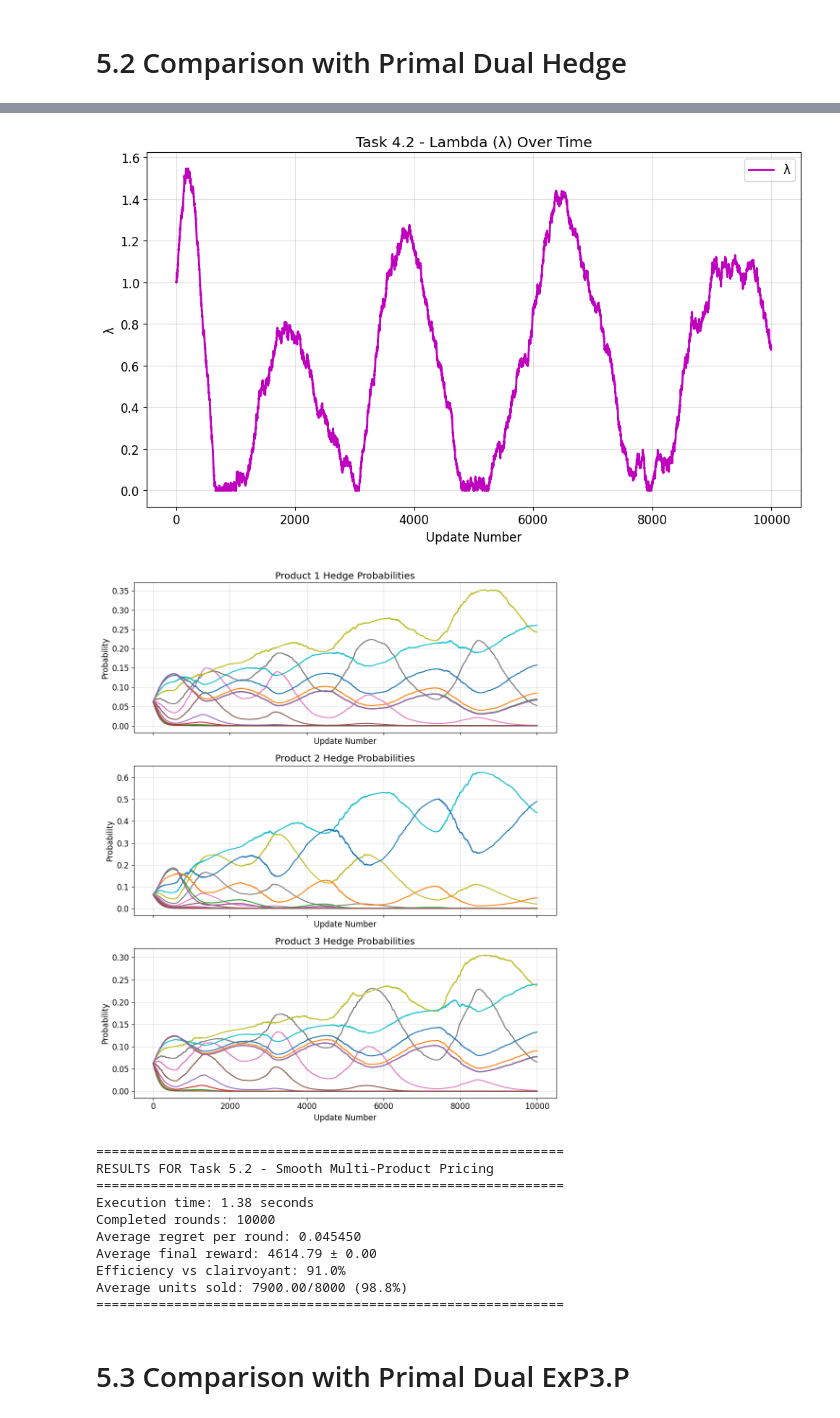
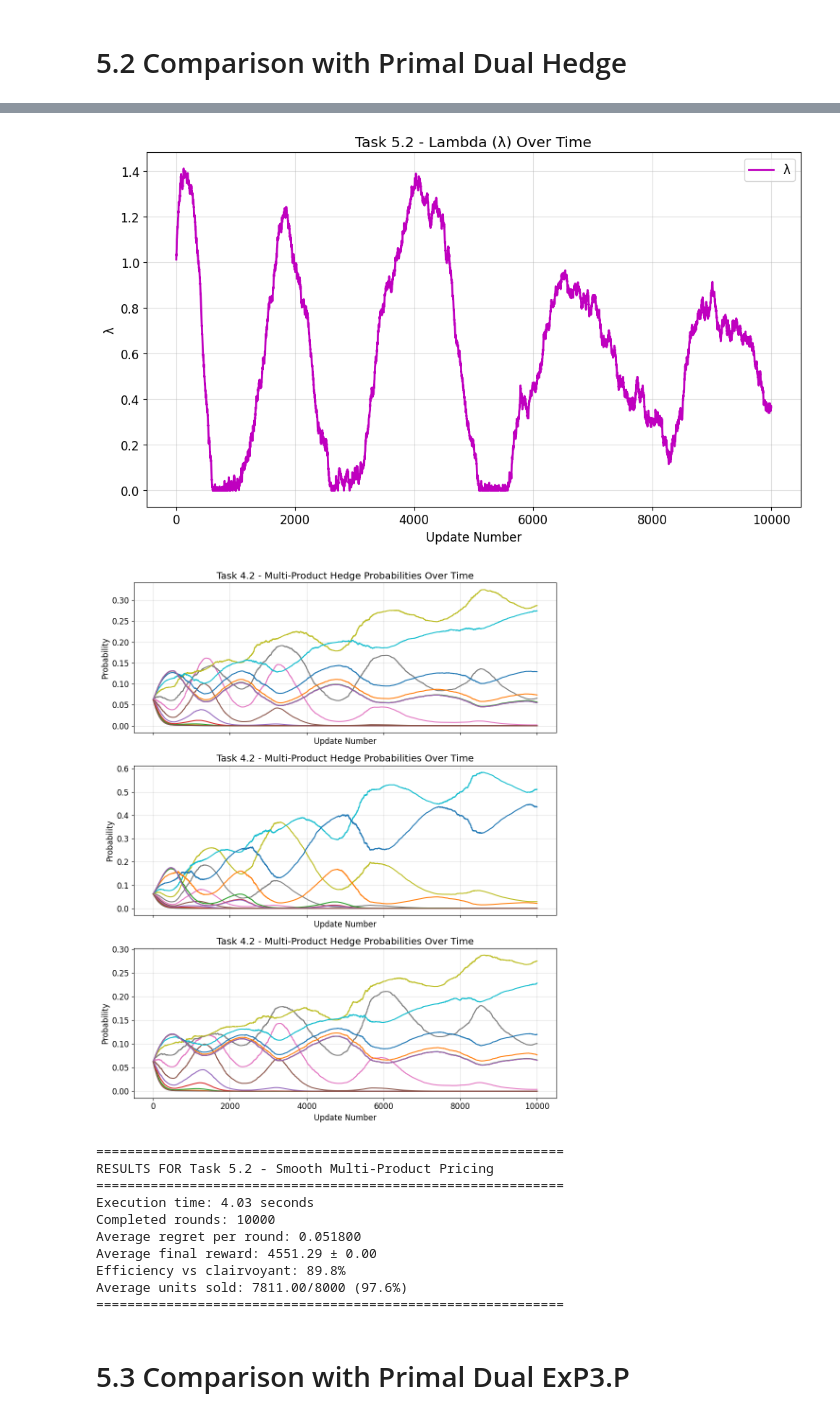
Before and after one commit to aceci0127/Online-Learning-Application-Group-Project, a Jupyter notebook: notebook.ipynb, the cells around one changed output, grey strips where cells are left out. Drawn from its saved outputs; the diff is of its cells as text; code cells hidden in the pictures.

```diff
--- a/notebook.ipynb
+++ b/notebook.ipynb
@@ -856,31 +897,26 @@ class Task5_2_Runner(StandardExperimentRunner):
             for _ in range(self.N_products)
         ]
         self.num_windows = config.n_windows
-
-        rng_val = np.random.default_rng(config.seed)
-        self.expected_means, self.V = generate_smooth_valuation_data(
-            config.horizon, K=self.num_windows, M=self.N_products,
-            max_jump=0.02, transition_frac=0.2, concentration=10, rng=rng_val
-        )
-
-
-        self.clair_reward, self.simplex, self.expected_cost = compute_extended_clairvoyant(
-            self.V, self.price_grid[0], config.budget
-        )
+        self.distribution = config.distribution
 
     def create_environment(self, trial_seed: int):
         rng = np.random.default_rng(trial_seed)
-        return SmoothMultiProductPricingEnvironment(
-            self.price_grid, self.config.horizon, valuations=self.V, rng=rng
+        self.env = SmoothMultiProductPricingEnvironment(
+            self.price_grid, self.config.horizon, n_products=self.N_products, num_windows=self.num_windows, rng=rng, distribution=self.distribution
         )
+        return self.env
 
     def create_agent(self):
-        return MultiProductFFPrimalDualPricingAgent(
+        self.agent = MultiProductFFPrimalDualPricingAgent(
             self.price_grid, self.config.horizon, self.config.budget,
             n_products = self.N_products, eta = 1 / np.sqrt(self.config.horizon)
         )
+        return self.agent
 
     def compute_clairvoyant_reward(self) -> float:
+        self.clair_reward, self.simplex, self.expected_cost = compute_extended_clairvoyant(
+            self.env.valuations, self.price_grid[0], self.config.budget
+        )
         return self.clair_reward
 
     def extract_metrics(self, result) -> tuple[float, float]:
@@ -901,6 +937,9 @@ class Task5_2_Runner(StandardExperimentRunner):
         cum_regret = 0.0
         cum_units = 0
 
+        clairvoyant_reward = self.compute_clairvoyant_reward()
+
+
         print(f"Trial {trial+1}/{self.config.n_trials}...")
 
         for t in range(self.config.horizon):
@@ -912,7 +951,7 @@ class Task5_2_Runner(StandardExperimentRunner):
             rewards, costs, val = env.round(choice)  # valuations returned but not used
 
             # Synchronize agent time with environment's time
-            agent.t = env.t
+            # agent.t = env.t
             agent.update(val)
 
             actual_rew = rewards.sum()
@@ -947,7 +986,8 @@ config = ExperimentConfig(
     budget=8_000,
     prices=base_prices,
     n_products=3,
-    n_windows=4
+    n_windows=4,
+    distribution=Distribution.SMOOTH
 )
 
 print(f"Task 5.2 - Smooth Multi-Product Pricing")
@@ -956,11 +996,10 @@ print(f"Budget: {config.budget}, Horizon: {config.horizon}")
 print(f"Prices per product: {len(base_prices) + 1}")
 
 runner = Task5_2_Runner(config)
+result = runner.run_experiment()
 print(f"Clairvoyant expected reward per round: {runner.clair_reward:.4f}")
 print(f"Simplex: {runner.simplex}")
-
-
-result = runner.run_experiment()
+print(f"Expected cost: {runner.expected_cost:.4f}")
 
 StandardPlotter.plot_experiment_results(result, show_units=True)
 
@@ -996,14 +1035,14 @@ Trial 1: Final regret per round = 0.0455
-[figure, old version]
+[figure, new version]
-[figure, old version]
+[figure, new version]
 ============================================================
 RESULTS FOR Task 5.2 - Smooth Multi-Product Pricing
 ============================================================
-Execution time: 1.38 seconds
+Execution time: 4.03 seconds
 Completed rounds: 10000
-Average regret per round: 0.045450
-Average final reward: 4614.79 ± 0.00
-Efficiency vs clairvoyant: 91.0%
-Average units sold: 7900.00/8000 (98.8%)
+Average regret per round: 0.051800
+Average final reward: 4551.29 ± 0.00
+Efficiency vs clairvoyant: 89.8%
+Average units sold: 7811.00/8000 (97.6%)
 ============================================================
 # %% [markdown]
 # 5.3 Comparison with Primal Dual ExP3.P
```
Also changed, not shown: parts of 11 cells of this notebook, 2 other files.
